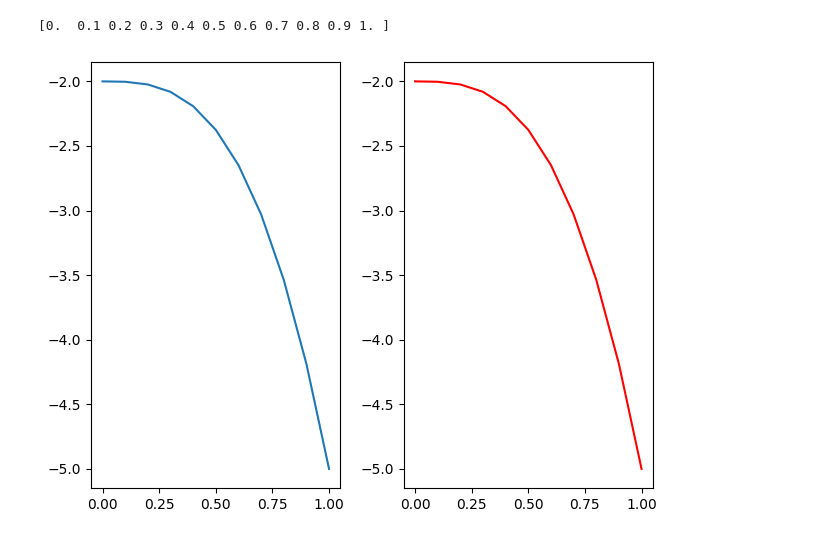
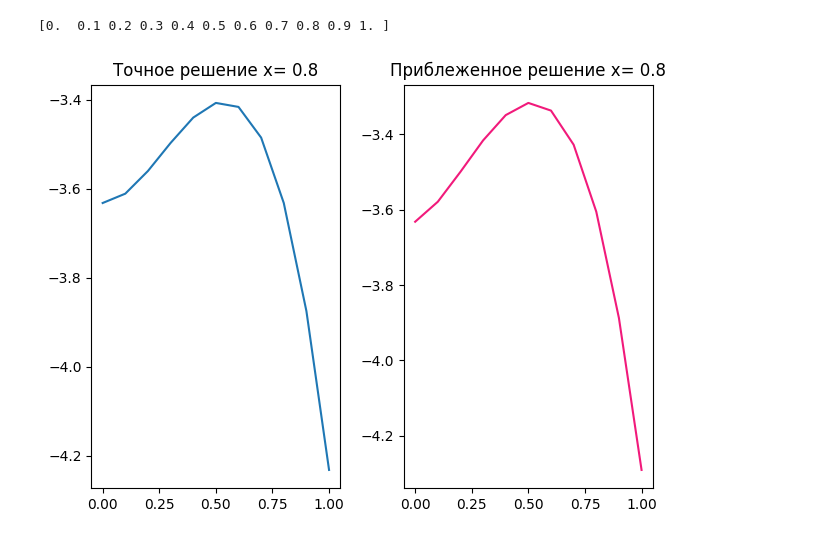
Before and after one commit to VeryBaDWerewolf/numerical-labs, a Jupyter notebook: Task1.ipynb, the cells around one changed output. Saved outputs shown, nothing was run; the diff lists cells and outputs as text; code cells hidden in the pictures.

```diff
--- a/Task1.ipynb
+++ b/Task1.ipynb
@@ -51,7 +51,7 @@ def bw_euler(x, t, a = 0.024):
 
 
 
-def U(t, x = 0.0):
+def U(t, x = 0.8):
     return 2 * (x**4) - 3 * (t**3) + 3*(t**2)*x - 2*np.exp(x)
 
 def f(x, t, a = 0.024):
@@ -61,17 +61,21 @@ def f(x, t, a = 0.024):
 # %%
 fig, axs = plt.subplots(ncols = 2, nrows = 1)
 
 X, Y = np.meshgrid(t, x)
 y1 = bw_euler(x,t)
 
+p = 8
 
-z = [y1[i][0] for i in range(n_t)]
+z = [y1[i][p] for i in range(n_t)]
 axs[0].plot(t, U(t))
-axs[1].plot(t, z, 'r')
+axs[0].set_title(f"Точное решение x= 0.{p}")
+
+axs[1].plot(t, z, "#F11A7B")
+axs[1].set_title(f"Приблеженное решение x= 0.{p}")
 #axs[1].plot_surface(x, t, bw_euler(x,t))
 
 fig.tight_layout()
 plt.show()
 # %% [output]
-[figure, old version]
+[figure, new version]
 # %%
```
Also changed, not shown: parts of 1 cell of this notebook.
